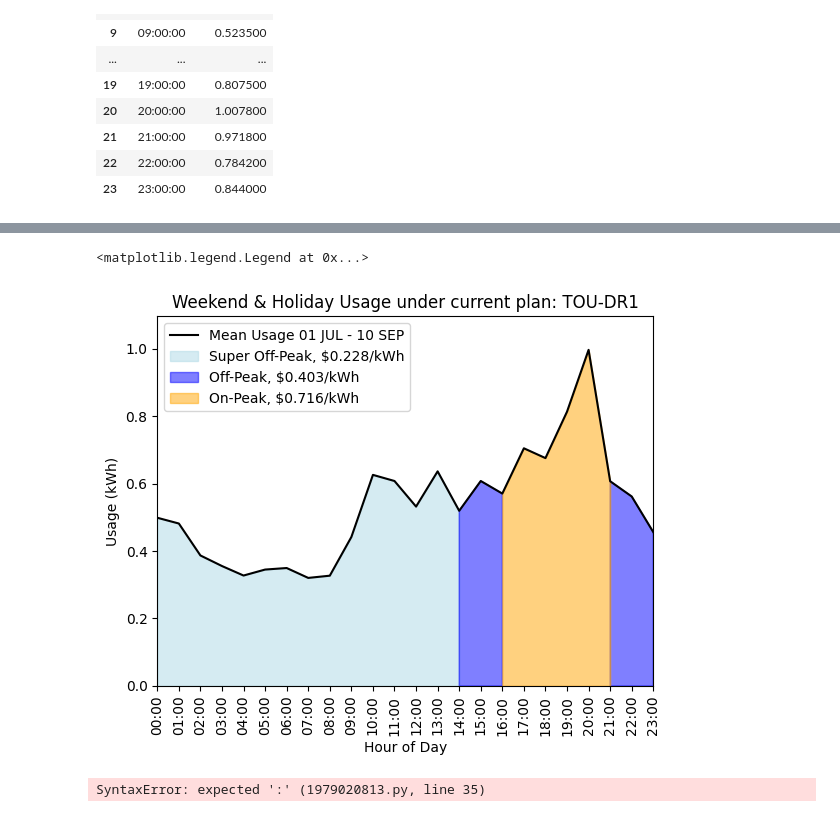
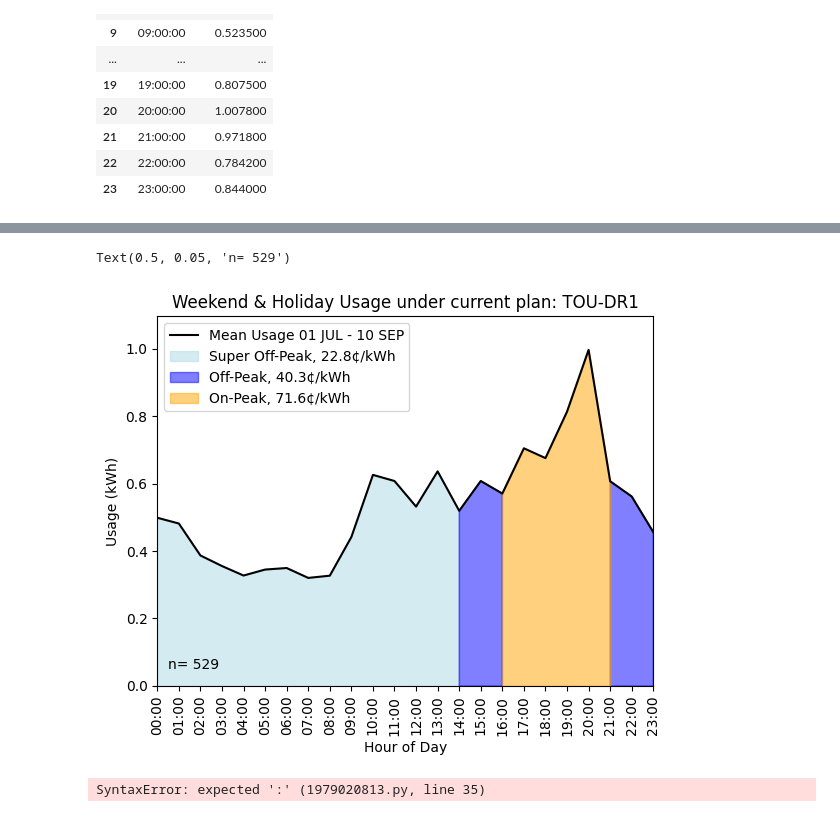
Before and after one commit to bartonnoah/houz_electricity, a Jupyter notebook: houz_electricity.ipynb, the cells around one changed output, grey strips where cells are left out. Drawn from its saved outputs; the diff is of its cells as text; code cells hidden in the pictures.

```diff
--- a/houz_electricity.ipynb
+++ b/houz_electricity.ipynb
@@ -94,22 +95,22 @@ plt.legend()
 # %%
 plt.plot(usage_weekends_holidays_hourly['Usage (kWh)'], c='black', label='Mean Usage 01 JUL - 10 SEP')
 plt.xlabel('Hour of Day')
 plt.ylabel('Usage (kWh)')
 super_off_peak_dr1_weekends_holidays_mask = (usage_weekends_holidays_hourly.index <= 14)
 off_peak_dr1_weekends_holiday_mask = ((usage_weekends_holidays_hourly.index >= 14) & (usage_weekends_holidays_hourly.index <= 16)) | (usage_weekends_holidays_hourly.index >= 21)
 on_peak_dr1_holidays_hourly_mask = (usage_weekends_holidays_hourly.index >= 16) & (usage_weekends_holidays_hourly.index <= 21)
-plt.fill_between(usage_weekends_holidays_hourly.index, usage_weekends_holidays_hourly['Usage (kWh)'], where=super_off_peak_dr1_weekends_holidays_mask, color='lightblue', alpha=0.5, label='Super Off-Peak, $0.228/kWh')
-plt.fill_between(usage_weekends_holidays_hourly.index, usage_weekends_holidays_hourly['Usage (kWh)'], where=off_peak_dr1_weekends_holiday_mask, color='blue', alpha=0.5, label='Off-Peak, $0.403/kWh')
-plt.fill_between(usage_weekends_holidays_hourly.index, usage_weekends_holidays_hourly['Usage (kWh)'], where=on_peak_dr1_holidays_hourly_mask, color='orange', alpha=0.5, label='On-Peak, $0.716/kWh')
+plt.fill_between(usage_weekends_holidays_hourly.index, usage_weekends_holidays_hourly['Usage (kWh)'], where=super_off_peak_dr1_weekends_holidays_mask, color='lightblue', alpha=0.5, label='Super Off-Peak, 22.8¢/kWh')
+plt.fill_between(usage_weekends_holidays_hourly.index, usage_weekends_holidays_hourly['Usage (kWh)'], where=off_peak_dr1_weekends_holiday_mask, color='blue', alpha=0.5, label='Off-Peak, 40.3¢/kWh')
+plt.fill_between(usage_weekends_holidays_hourly.index, usage_weekends_holidays_hourly['Usage (kWh)'], where=on_peak_dr1_holidays_hourly_mask, color='orange', alpha=0.5, label='On-Peak, 71.6¢/kWh')
 plt.title('Weekend & Holiday Usage under current plan: TOU-DR1')
 plt.xticks(usage_weekends_holidays_hourly.index, ['00:00', '01:00', '02:00', '03:00', '04:00', '05:00', '06:00', '07:00', '08:00', '09:00', '10:00', '11:00', '12:00', '13:00', '14:00', '15:00', '16:00', '17:00', '18:00', '19:00', '20:00', '21:00', '22:00', '23:00'], rotation=90)
 plt.xlim(0,23)
 plt.ylim(0,np.max(usage_weekends_holidays_hourly['Usage (kWh)']) * 1.1)
 plt.legend()
-plt.text(0,1,'n= '+str(usage_weekends_holidays_hourly.shape[0]))
+plt.text(0.5,0.05,'n = '+str(usage_weekends_holidays.shape[0]))
 # %% [output]
-<matplotlib.legend.Legend at 0x...>
+Text(0.5, 0.05, 'n= 529')
-[figure, old version]
+[figure, new version]
 # %%
 test_datetime = datetime.datetime(2023,7,1,18)
 weekday_or_nah(test_datetime)
```
Also changed, not shown: parts of 2 cells of this notebook, 2 other files.
